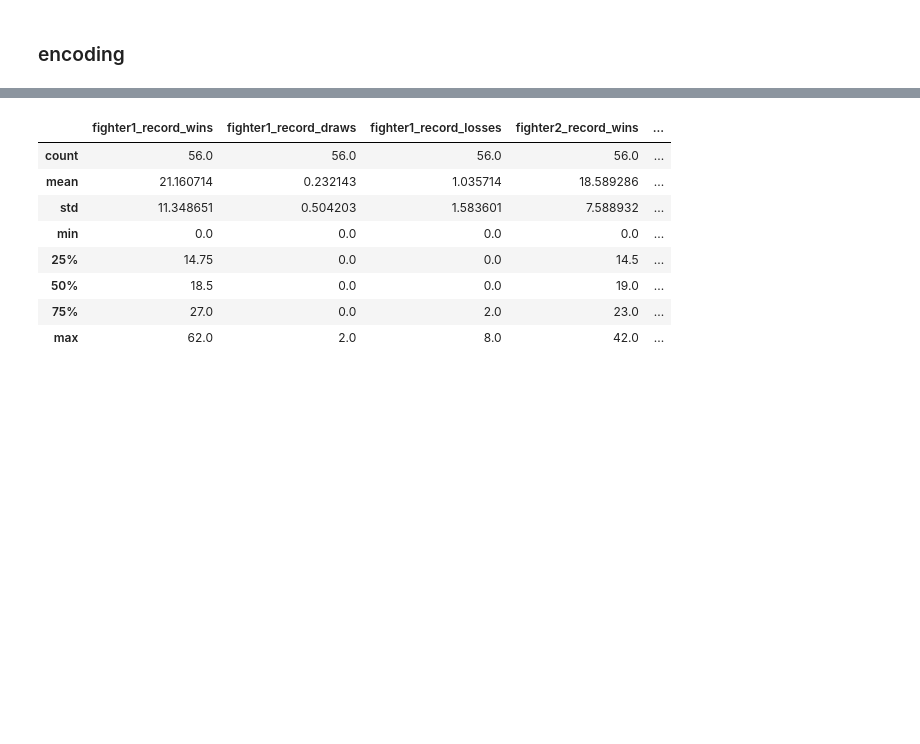
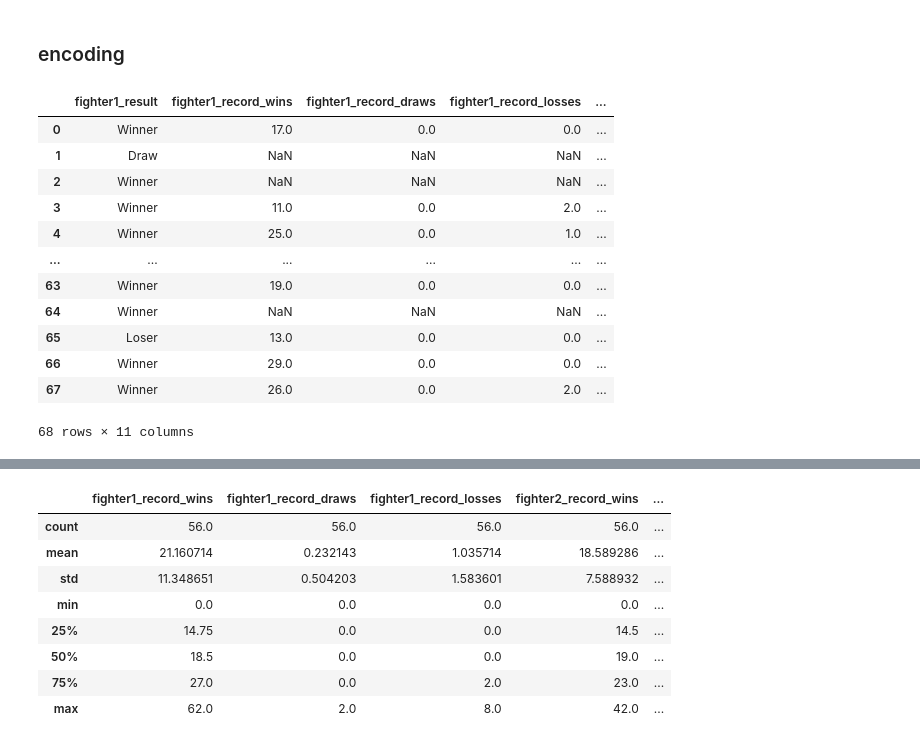
Before and after one commit to zxrtz/Machine-Learning-Project-with-AWS-Deployment, a Jupyter notebook: development/machine_learning_demo_stage.ipynb, the cells around one changed output, grey strips where cells are left out. Drawn from its saved outputs; the diff is of its cells as text; code cells hidden in the pictures; blank space fills up the shorter version.

```diff
--- a/machine_learning_demo_stage.ipynb
+++ b/development/machine_learning_demo_stage.ipynb
@@ -127,6 +126,21 @@ could also feature engineer the ratio between fighters, such as fighter2/fighter
 # %%
 # this is the original with no swapping
 df_encoded = df_staged_cleaning.copy()
+df_encoded.sample(frac=1).reset_index(drop=True)
+# %% [output]
+|  | fighter1_result | fighter1_record_wins | fighter1_record_draws | fighter1_record_losses | ... |
+| 0 | Winner | 17.0 | 0.0 | 0.0 | ... |
+| 1 | Draw | NaN | NaN | NaN | ... |
+| 2 | Winner | NaN | NaN | NaN | ... |
+| 3 | Winner | 11.0 | 0.0 | 2.0 | ... |
+| 4 | Winner | 25.0 | 0.0 | 1.0 | ... |
+| ... | ... | ... | ... | ... | ... |
+| 63 | Winner | 19.0 | 0.0 | 0.0 | ... |
+| 64 | Winner | NaN | NaN | NaN | ... |
+| 65 | Loser | 13.0 | 0.0 | 0.0 | ... |
+| 66 | Winner | 29.0 | 0.0 | 0.0 | ... |
+| 67 | Winner | 26.0 | 0.0 | 2.0 | ... |
+68 rows × 11 columns
 # %%
 # WINNER = 0, LOSER = 1, DRAW = 2
 def custom_encoder(value) :
```
Also changed, not shown: parts of 13 cells of this notebook, 13 other files.
